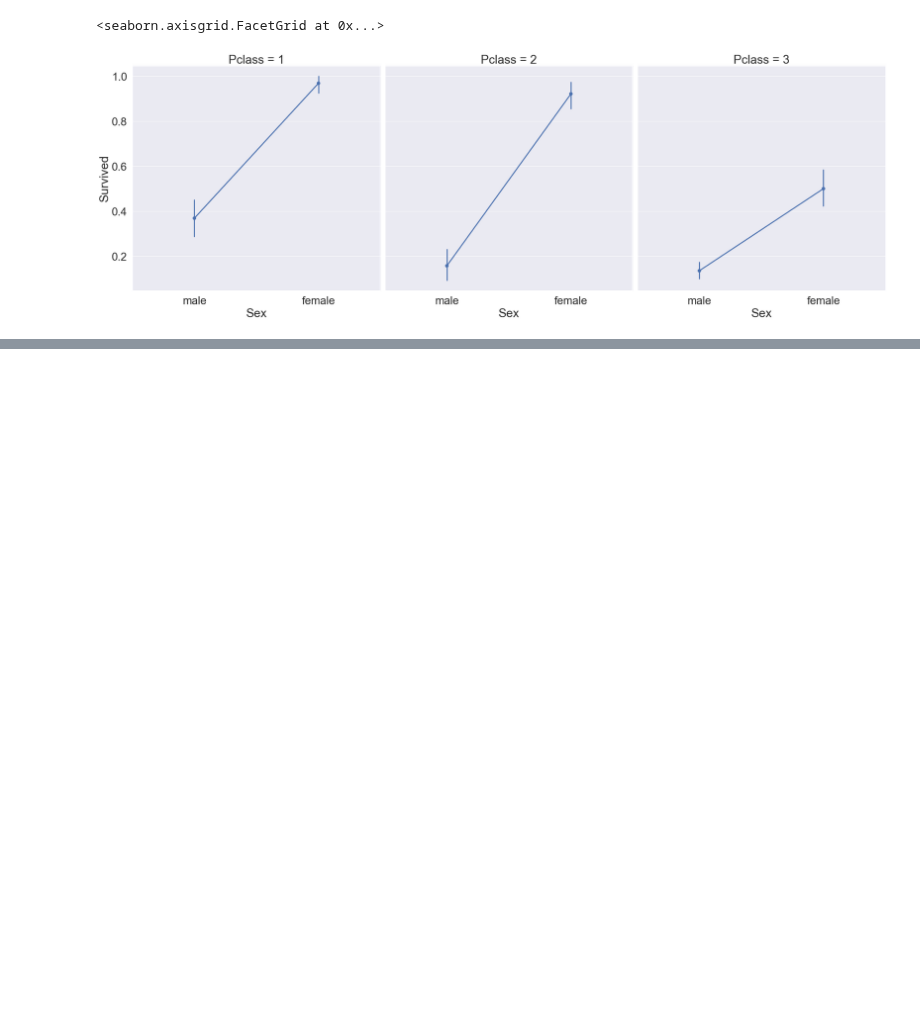
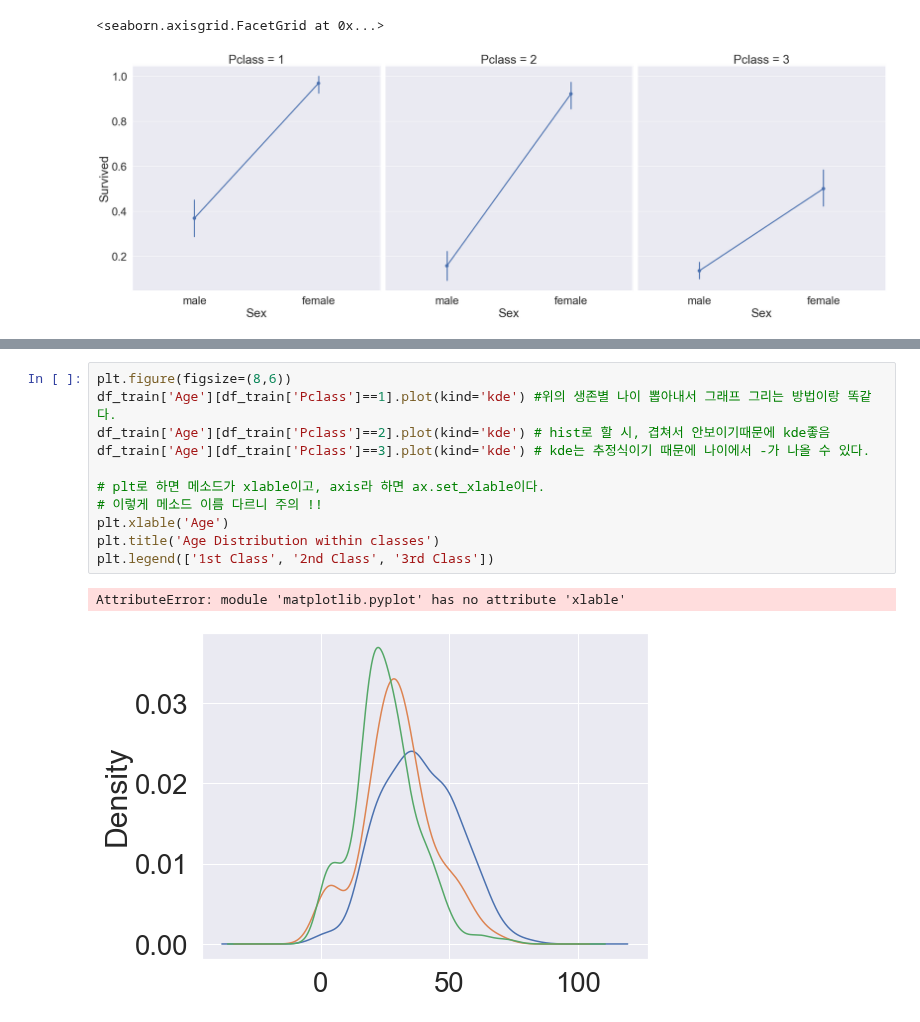
Before and after one commit to wizdom-js/data_analysis, a Jupyter notebook: Kaggle_titanic/with_kaggle_youhanlee.ipynb, the cells around one changed output, grey strips where cells are left out. Cells and saved outputs as stored; diff of their text form; blank space fills up the shorter version.

```diff
--- a/Kaggle_titanic/with_kaggle_youhanlee.ipynb
+++ b/Kaggle_titanic/with_kaggle_youhanlee.ipynb
@@ -294,0 +333,14 @@ sns.factorplot(x='Sex', y='Survived', col='Pclass', data=df_train, saturation=.5
+# %%
+plt.figure(figsize=(8,6))
+df_train['Age'][df_train['Pclass']==1].plot(kind='kde') #위의 생존별 나이 뽑아내서 그래프 그리는 방법이랑 똑같다.
+df_train['Age'][df_train['Pclass']==2].plot(kind='kde') # hist로 할 시, 겹쳐서 안보이기때문에 kde좋음
+df_train['Age'][df_train['Pclass']==3].plot(kind='kde') # kde는 추정식이기 때문에 나이에서 -가 나올 수 있다.
+
+# plt로 하면 메소드가 xlable이고, axis라 하면 ax.set_xlable이다.
+# 이렇게 메소드 이름 다르니 주의 !!
+plt.xlable('Age')
+plt.title('Age Distribution within classes')
+plt.legend(['1st Class', '2nd Class', '3rd Class'])
+# %% [output]
+AttributeError: module 'matplotlib.pyplot' has no attribute 'xlable'
+[figure, added]
```
Also changed, not shown: parts of 15 cells of this notebook.
